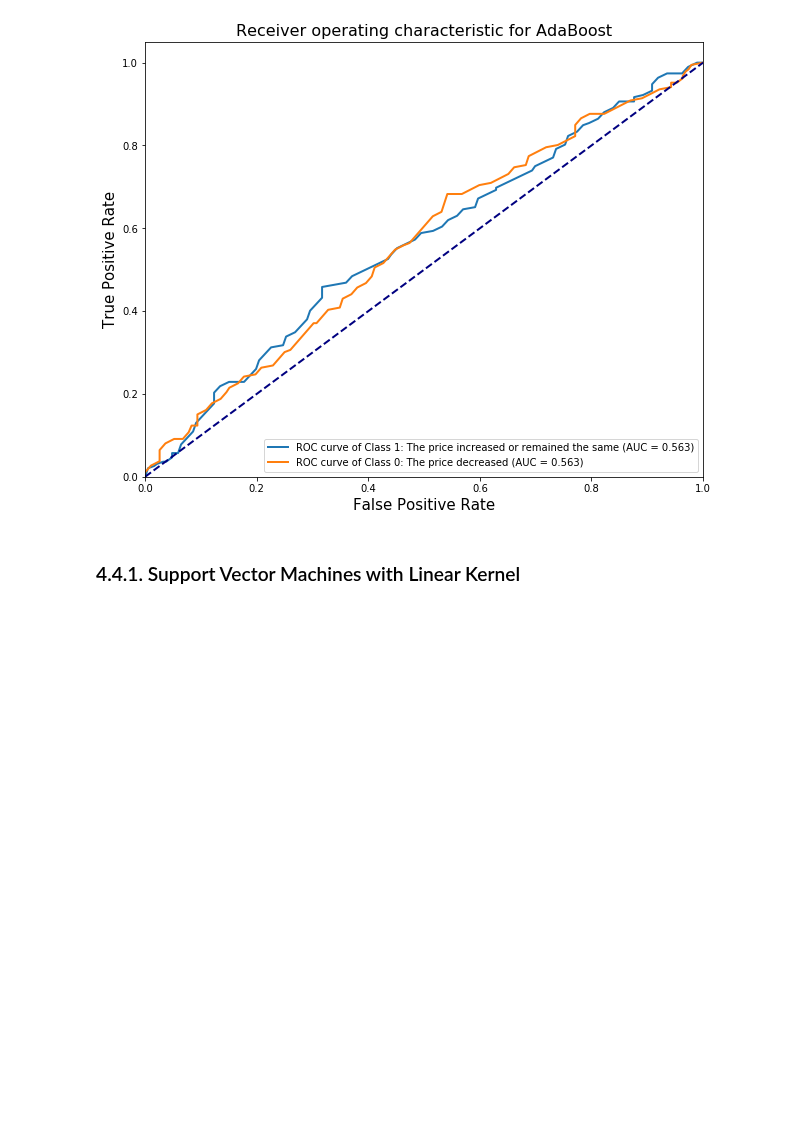
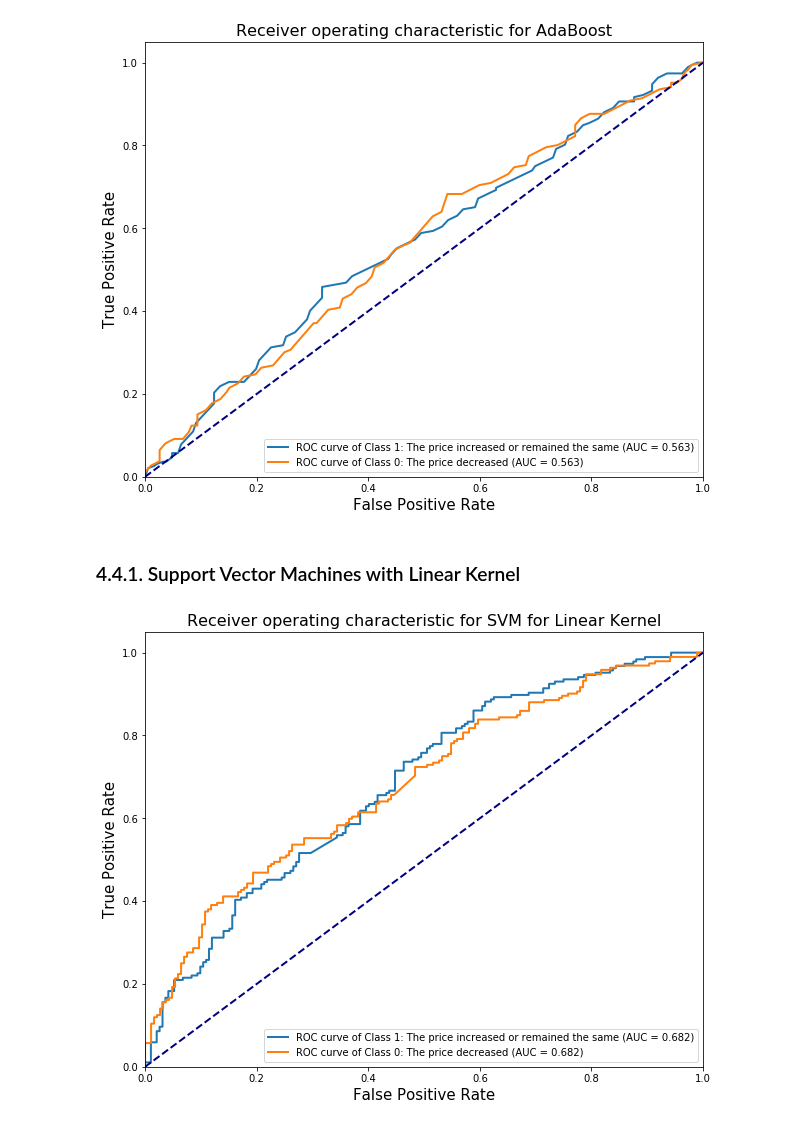
Before and after one commit to AristotelisPap/Dow-Jones-Industrial-Average-DJIA-market-index-Prediction-using-Reddit-News-, a Jupyter notebook: Papadopoulos Project for EE 660.ipynb, the cells around one changed output. Cells and saved outputs as stored; diff of their text form; code cells hidden in the pictures; blank space fills up the shorter version.

```diff
--- a/Papadopoulos Project for EE 660.ipynb
+++ b/Papadopoulos Project for EE 660.ipynb
@@ -1210,3 +1210,66 @@ plt.show()
 [figure]
 # %% [markdown]
 ### 4.4.1. Support Vector Machines with Linear Kernel
+# %%
+# At first, we re going to concatenate the training and the validation sets!
+frames = [training_set, validation_set]
+final_training = pd.concat(frames)
+
+# Let's separate the input x from the output y of the full training and test sets!
+training_x = final_training.loc[:,'Subjectivity':'Movement 4 days ago']
+training_y = final_training.loc[:,'Label']
+test_x = test_set.loc[:,'Subjectivity':'Movement 4 days ago']
+test_y = test_set.loc[:,'Label']
+test_y = test_y.values # In order to convert it into a numpy array
+
+# Now, let me fill the missing values of the features using their mean!
+# Change the NaN values to the mean value of that column
+nan_list = ['Subjectivity', 'Objectivity', 'Positive', 'Negative', 'Neutral']
+for col in nan_list:
+    training_x[col] = training_x[col].fillna(training_x[col].mean())
+    test_x[col] = test_x[col].fillna(training_x[col].mean())
+
+# Standardize the data to have zero mean and unit variance
+training_x, test_x = Preprocessing(training_x.values, test_x.values, 'standard')
+
+model = SVC(kernel="linear", C=1000, probability=True)
+model.fit(training_x, training_y)
+
+
+y_score = model.predict_proba(test_x)
+
+# One-Hot Encoding of the Test label
+test_y_add = np.zeros((378,1))
+for i in range(len(test_y)):
+    if test_y[i] == 0:
+        test_y_add[i] = 1
+
+test_y = test_y.reshape(378,1)
+test_y = np.concatenate((test_y_add,test_y),axis=1)
+
+# Compute ROC curve and ROC area for each class
+fpr = dict()
+tpr = dict()
+roc_auc = dict()
+classes = ["1: The price increased or remained the same", "0: The price decreased"]
+for i in range(0,len(classes)):
+    fpr[i], tpr[i], _ = roc_curve(test_y[:, i], y_score[:, i])
+    roc_auc[i] = auc(fpr[i], tpr[i])
+
+plt.figure(figsize=(10,8))
+lw = 2
+for i in range(len(classes)):
+    plt.plot(fpr[i], tpr[i], lw=2,
+             label='ROC curve of Class {0} (AUC = {1:0.3f})'
+             ''.format(classes[i], roc_auc[i]))
+
+plt.plot([0, 1], [0, 1], color='navy', lw=lw, linestyle='--')
+plt.xlim([0.0, 1.0])
+plt.ylim([0.0, 1.05])
+plt.xlabel('False Positive Rate',fontsize=15)
+plt.ylabel('True Positive Rate',fontsize=15)
+plt.title('Receiver operating characteristic for SVM with Linear Kernel',fontsize=16)
+plt.legend(loc="lower right",fontsize=10)
+plt.show()
+# %% [output]
+[figure, added]
```
Also changed, not shown: parts of 2 cells of this notebook.
